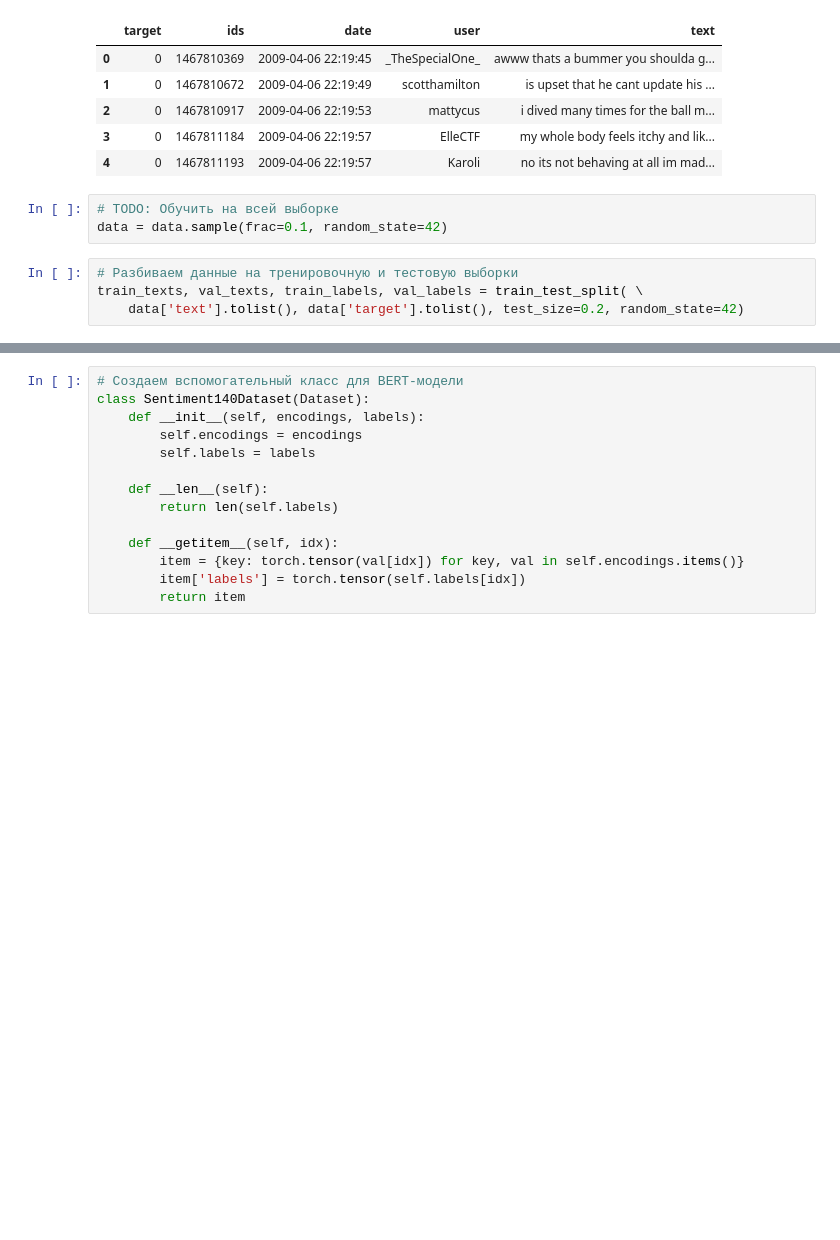
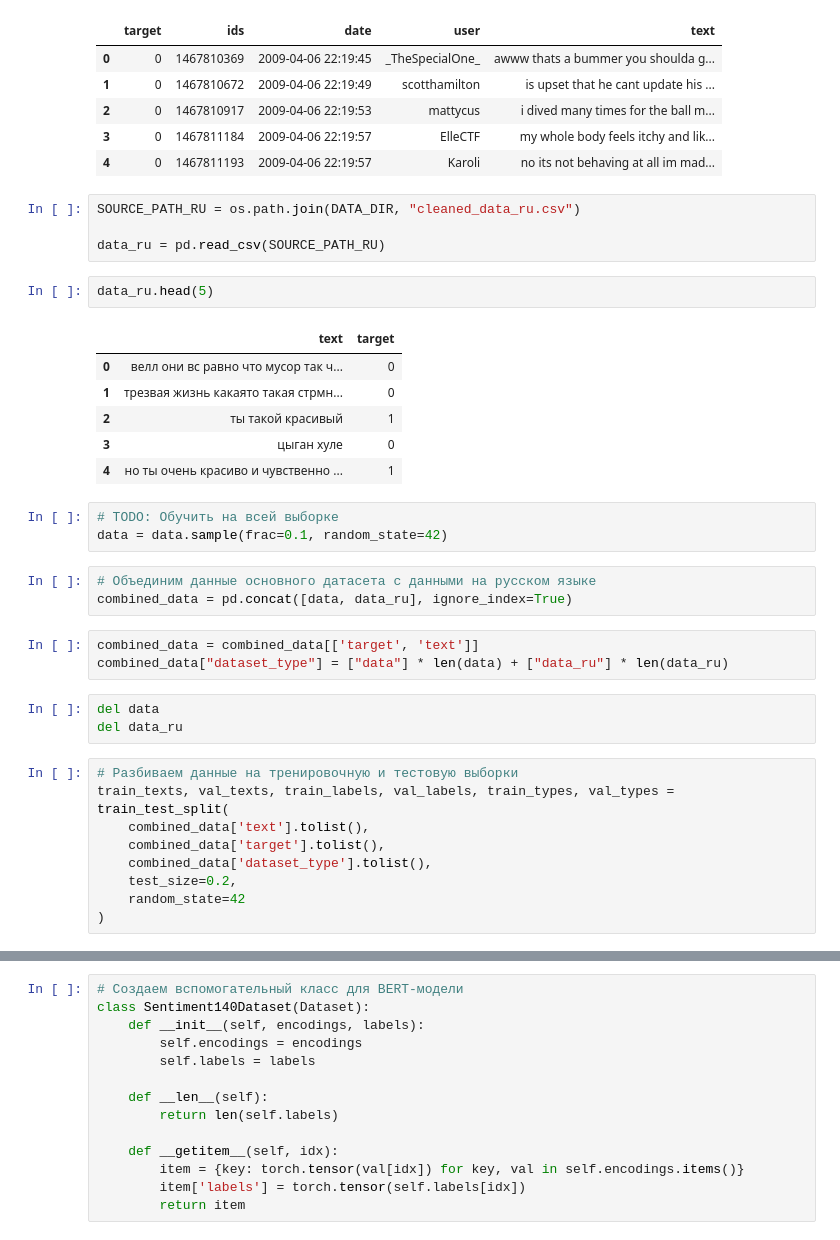
Before and after one commit to superVo1d/tweet-sentiment-classifier, a Jupyter notebook: notebooks/modeling.ipynb, the cells around one changed output, grey strips where cells are left out. Drawn from its saved outputs; the diff is of its cells as text; blank space fills up the shorter version.

```diff
--- a/notebooks/modeling.ipynb
+++ b/notebooks/modeling.ipynb
@@ -35,10 +35,37 @@ data.head(5)
 | 2 | 0 | 1467810917 | 2009-04-06 22:19:53 | mattycus | i dived many times for the ball m... |
 | 3 | 0 | 1467811184 | 2009-04-06 22:19:57 | ElleCTF | my whole body feels itchy and lik... |
 | 4 | 0 | 1467811193 | 2009-04-06 22:19:57 | Karoli | no its not behaving at all im mad... |
+# %%
+SOURCE_PATH_RU = os.path.join(DATA_DIR, "cleaned_data_ru.csv")
+
+data_ru = pd.read_csv(SOURCE_PATH_RU)
+# %%
+data_ru.head(5)
+# %% [output]
+|  | text | target |
+| 0 | велл они вс равно что мусор так ч... | 0 |
+| 1 | трезвая жизнь какаято такая стрмн... | 0 |
+| 2 | ты такой красивый | 1 |
+| 3 | цыган хуле | 0 |
+| 4 | но ты очень красиво и чувственно ... | 1 |
 # %%
 # TODO: Обучить на всей выборке
 data = data.sample(frac=0.1, random_state=42)
+# %%
+# Объединим данные основного датасета с данными на русском языке
+combined_data = pd.concat([data, data_ru], ignore_index=True)
+# %%
+combined_data = combined_data[['target', 'text']]
+combined_data["dataset_type"] = ["data"] * len(data) + ["data_ru"] * len(data_ru)
+# %%
+del data
+del data_ru
 # %%
 # Разбиваем данные на тренировочную и тестовую выборки
-train_texts, val_texts, train_labels, val_labels = train_test_split( \
-    data['text'].tolist(), data['target'].tolist(), test_size=0.2, random_state=42)
+train_texts, val_texts, train_labels, val_labels, train_types, val_types = train_test_split(
+    combined_data['text'].tolist(),
+    combined_data['target'].tolist(),
+    combined_data['dataset_type'].tolist(),
+    test_size=0.2,
+    random_state=42
+)
```
Also changed, not shown: parts of 15 cells of this notebook, 3 other files.
